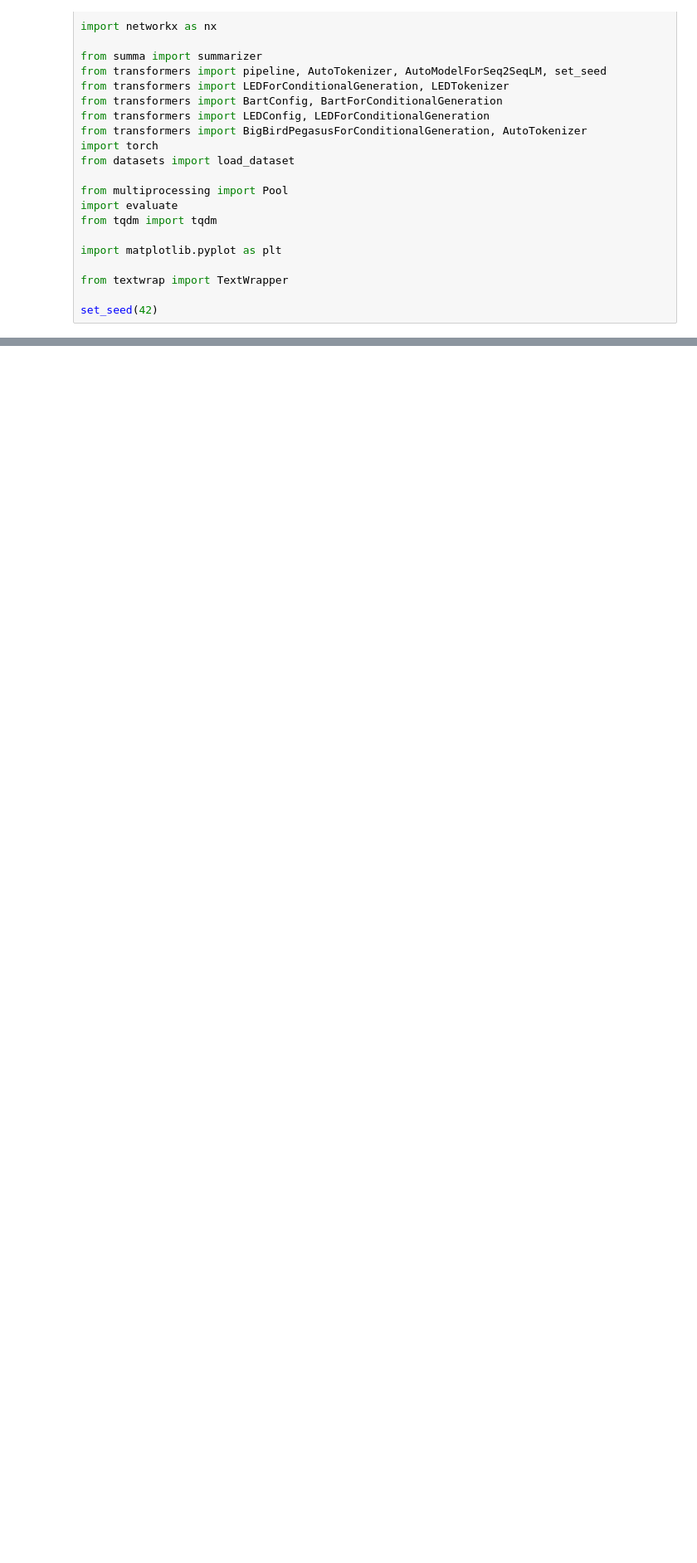
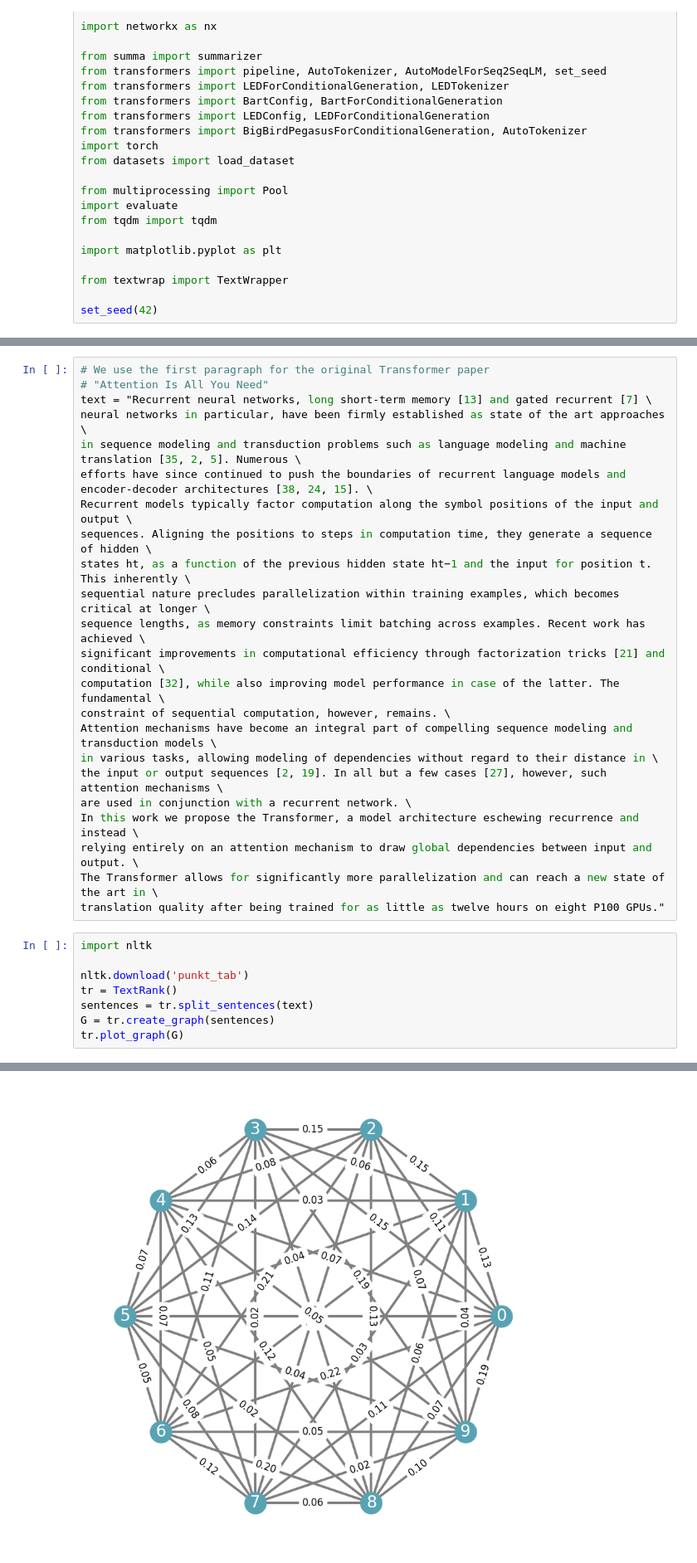
Before and after one commit to ernestkiprop/nlp, a Jupyter notebook: summarization2.ipynb, the cells around one changed output, grey strips where cells are left out. Shown at 83% size. Saved outputs shown, nothing was run; the diff lists cells and outputs as text; blank space fills up the shorter version.

```diff
--- a/summarization2.ipynb
+++ b/summarization2.ipynb
@@ -93,0 +129,32 @@ import summa
+# %%
+# We use the first paragraph for the original Transformer paper
+# "Attention Is All You Need"
+text = "Recurrent neural networks, long short-term memory [13] and gated recurrent [7] \
+neural networks in particular, have been firmly established as state of the art approaches \
+in sequence modeling and transduction problems such as language modeling and machine translation [35, 2, 5]. Numerous \
+efforts have since continued to push the boundaries of recurrent language models and encoder-decoder architectures [38, 24, 15]. \
+Recurrent models typically factor computation along the symbol positions of the input and output \
+sequences. Aligning the positions to steps in computation time, they generate a sequence of hidden \
+states ht, as a function of the previous hidden state ht−1 and the input for position t. This inherently \
+sequential nature precludes parallelization within training examples, which becomes critical at longer \
+sequence lengths, as memory constraints limit batching across examples. Recent work has achieved \
+significant improvements in computational efficiency through factorization tricks [21] and conditional \
+computation [32], while also improving model performance in case of the latter. The fundamental \
+constraint of sequential computation, however, remains. \
+Attention mechanisms have become an integral part of compelling sequence modeling and transduction models \
+in various tasks, allowing modeling of dependencies without regard to their distance in \
+the input or output sequences [2, 19]. In all but a few cases [27], however, such attention mechanisms \
+are used in conjunction with a recurrent network. \
+In this work we propose the Transformer, a model architecture eschewing recurrence and instead \
+relying entirely on an attention mechanism to draw global dependencies between input and output. \
+The Transformer allows for significantly more parallelization and can reach a new state of the art in \
+translation quality after being trained for as little as twelve hours on eight P100 GPUs."
+# %%
+import nltk
+
+nltk.download('punkt_tab')
+tr = TextRank()
+sentences = tr.split_sentences(text)
+G = tr.create_graph(sentences)
+tr.plot_graph(G)
+# %% [output]
@@ -93,0 +163 @@ import summa
+[figure, added]
```
Also changed, not shown: parts of 27 cells of this notebook.
